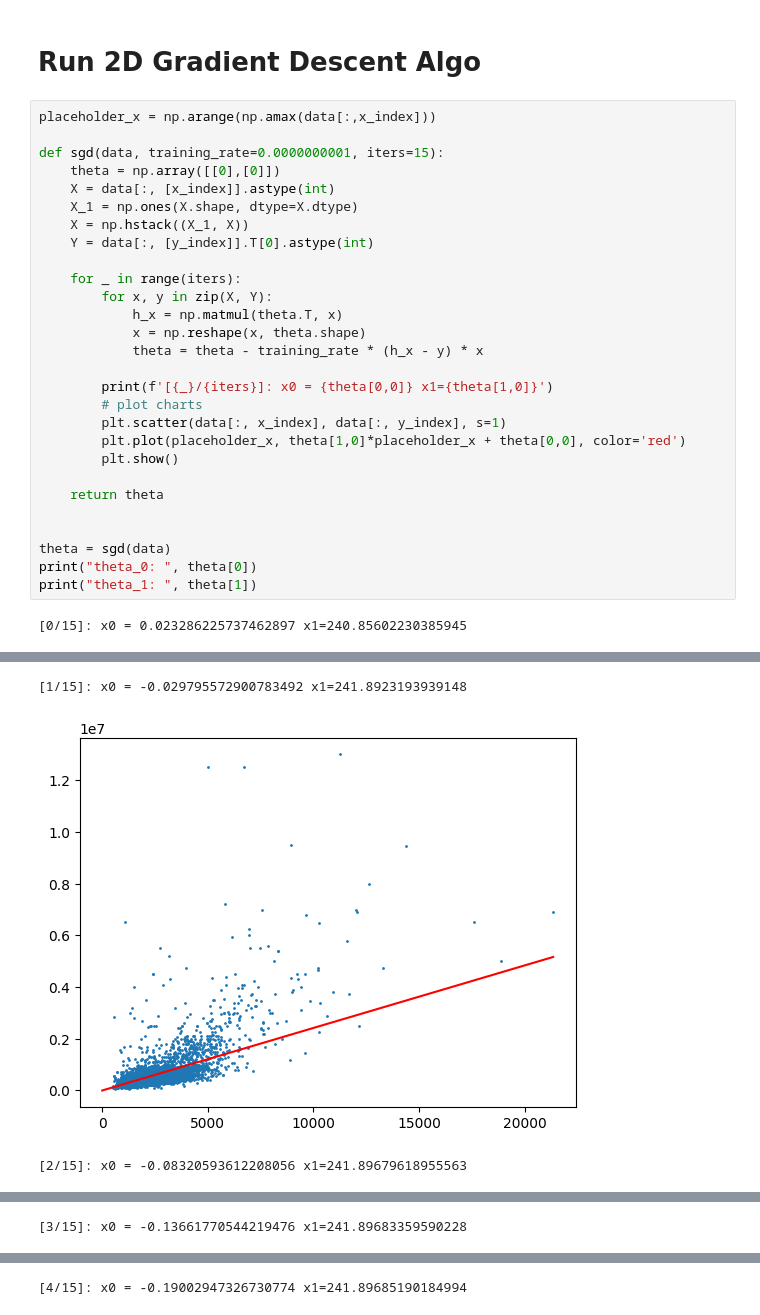
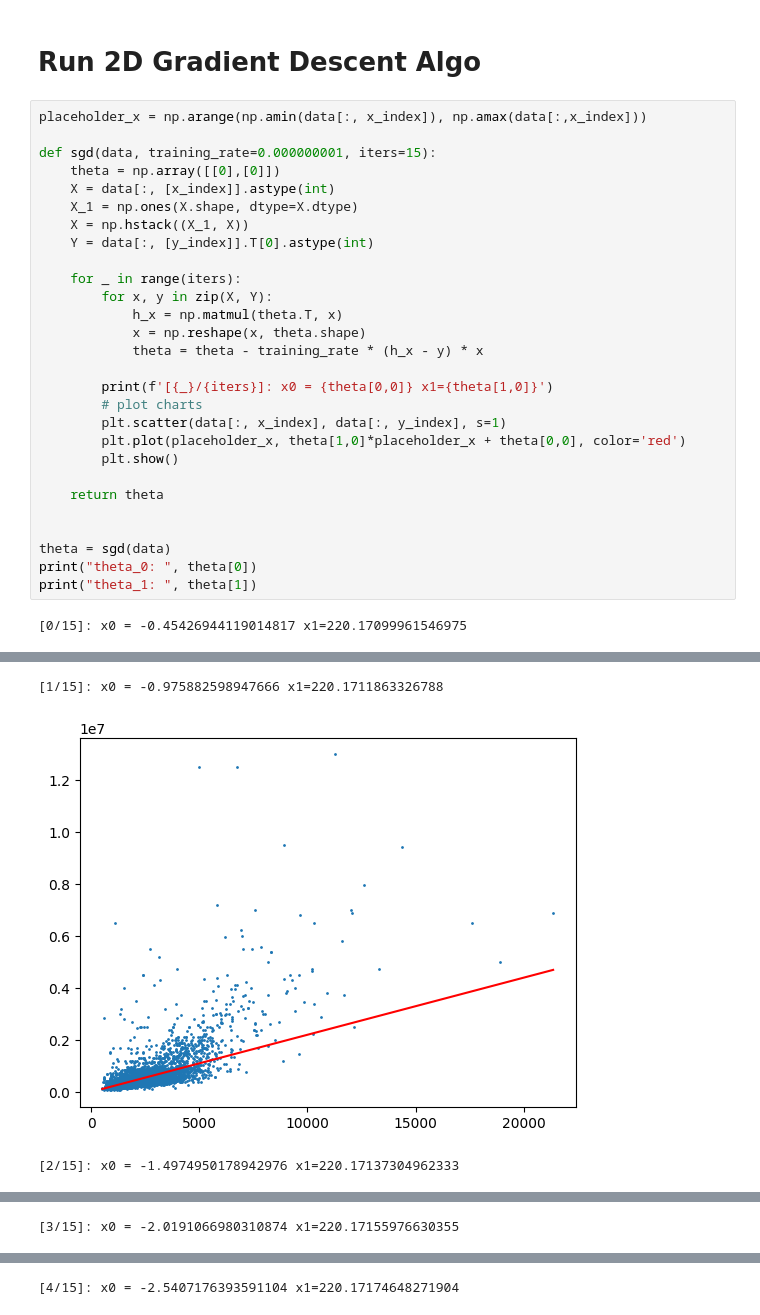
Before and after one commit to tugonbob/Stanford-CS229-Andrew-Ng, a Jupyter notebook: gradientDescent.ipynb, the cells around one changed output, grey strips where cells are left out. Drawn from its saved outputs; the diff is of its cells as text.

Commit message:
Added np.arange min instead of just 0

```diff
--- a/gradientDescent.ipynb
+++ b/gradientDescent.ipynb
@@ -37,9 +37,9 @@ plt.scatter(data[:, x_index], data[:, y_index], s=1)
 # %% [markdown]
 # Run 2D Gradient Descent Algo
 # %%
-placeholder_x = np.arange(np.amax(data[:,x_index]))
+placeholder_x = np.arange(np.amin(data[:, x_index]), np.amax(data[:,x_index]))
 
-def sgd(data, training_rate=0.0000000001, iters=15):
+def sgd(data, training_rate=0.000000001, iters=15):
     theta = np.array([[0],[0]])
     X = data[:, [x_index]].astype(int)
     X_1 = np.ones(X.shape, dtype=X.dtype)
@@ -65,4 +65,4 @@ theta = sgd(data)
 print("theta_0: ", theta[0])
 print("theta_1: ", theta[1])
 # %% [output]
-[0/15]: x0 = 0.023286225737462897 x1=240.85602230385945
+[0/15]: x0 = -0.45426944119014817 x1=220.17099961546975
@@ -70,3 +70,3 @@ print("theta_1: ", theta[1])
-[1/15]: x0 = -0.029795572900783492 x1=241.8923193939148
+[1/15]: x0 = -0.975882598947666 x1=220.1711863326788
-[figure, old version]
+[figure, new version]
-[2/15]: x0 = -0.08320593612208056 x1=241.89679618955563
+[2/15]: x0 = -1.4974950178942976 x1=220.17137304962333
@@ -74 +74 @@ print("theta_1: ", theta[1])
-[3/15]: x0 = -0.13661770544219476 x1=241.89683359590228
+[3/15]: x0 = -2.0191066980310874 x1=220.17155976630355
@@ -76 +76 @@ print("theta_1: ", theta[1])
-[4/15]: x0 = -0.19002947326730774 x1=241.89685190184994
+[4/15]: x0 = -2.5407176393591104 x1=220.17174648271904
```
Also changed, not shown: parts of 2 cells of this notebook.
